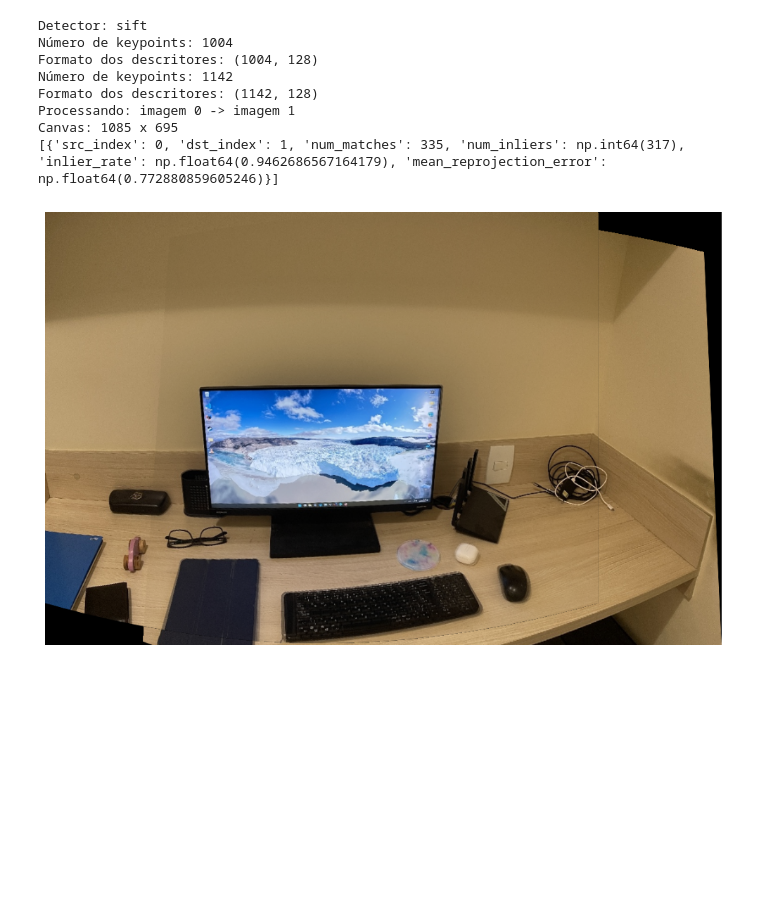
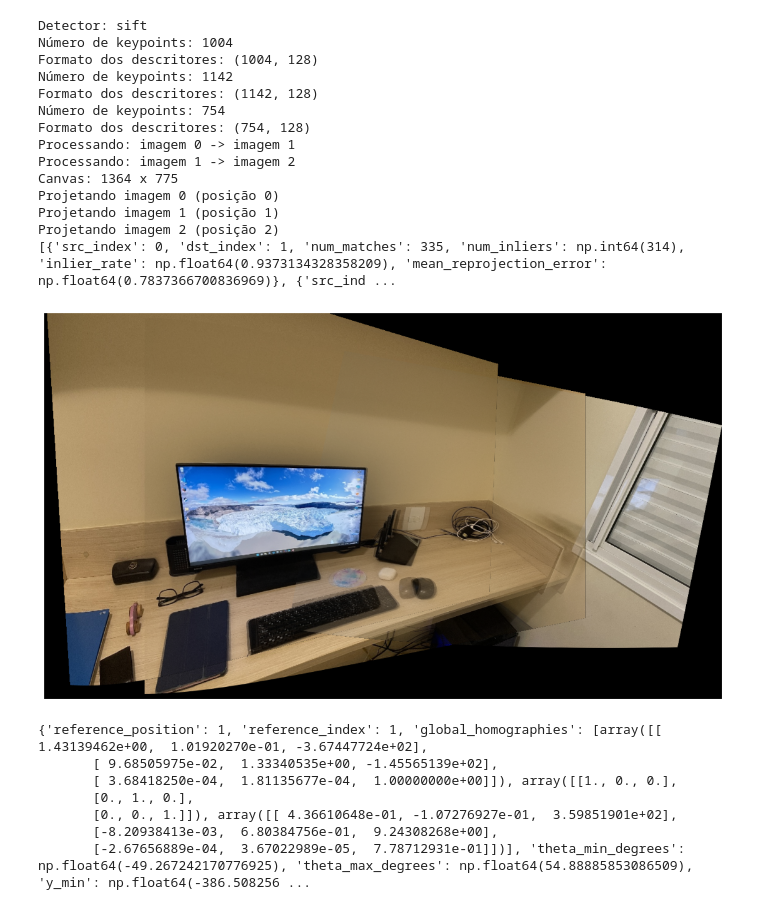
Before and after one commit to luiz-fll/visao-computacional-mc919, a Jupyter notebook: panoramas/teste.ipynb, the cells around one changed output. Cells and saved outputs as stored; diff of their text form; code cells hidden in the pictures; blank space fills up the shorter version.

Commit message:
Cylindrical panorama

```diff
--- a/panoramas/teste.ipynb
+++ b/panoramas/teste.ipynb
@@ -10,3 +8,7 @@ image1 = cv2.imread(
 image2 = cv2.imread(
     "./data/processed/IMG_0305.JPG"
 )
+
+image3 = cv2.imread(
+    "./data/processed/IMG_0306.JPG"
+)
@@ -439,24 +15,39 @@ def cylindrical_stitching(
 # %%
 from src.features import draw_keypoints
 from src.matching import match_all_images
 from src.homography import estimate_all_homographies
 from src.visualization import plot_image
+from src.composition import cylindrical_stitching
 
-images_sift = draw_keypoints([image1, image2])
+images_sift = draw_keypoints([image1, image2, image3])
 matches_matrix, lowe_matrix = match_all_images([item["descriptors"] for item in images_sift], method="sift", ratio=0.7)
-homographies, homography_metrics = estimate_all_homographies(lowe_matrix, [item["keypoints"] for item in images_sift], [0, 1])
+homographies, homography_metrics = estimate_all_homographies(lowe_matrix, [item["keypoints"] for item in images_sift], [0, 1, 2])
 
-panorama, info = cylindrical_stitching(image1, image2, homographies[0], 750)
+panorama, info = cylindrical_stitching([image1, image2, image3], [0, 1, 2], homographies, 750)
 print(homography_metrics)
 
 plot_image(panorama)
+print(info)
 # %% [output]
 Detector: sift
 Número de keypoints: 1004
 Formato dos descritores: (1004, 128)
 Número de keypoints: 1142
 Formato dos descritores: (1142, 128)
+Número de keypoints: 754
+Formato dos descritores: (754, 128)
 Processando: imagem 0 -> imagem 1
-Canvas: 1085 x 695
-[{'src_index': 0, 'dst_index': 1, 'num_matches': 335, 'num_inliers': np.int64(317), 'inlier_rate': np.float64(0.9462686567164179), 'mean_reprojection_error': np.float64(0.772880859605246)}]
+Processando: imagem 1 -> imagem 2
+Canvas: 1364 x 775
+Projetando imagem 0 (posição 0)
+Projetando imagem 1 (posição 1)
+Projetando imagem 2 (posição 2)
+[{'src_index': 0, 'dst_index': 1, 'num_matches': 335, 'num_inliers': np.int64(314), 'inlier_rate': np.float64(0.9373134328358209), 'mean_reprojection_error': np.float64(0.7837366700836969)}, {'src_ind ...
-[figure, old version]
+[figure, new version]
+{'reference_position': 1, 'reference_index': 1, 'global_homographies': [array([[ 1.43139462e+00,  1.01920270e-01, -3.67447724e+02],
+       [ 9.68505975e-02,  1.33340535e+00, -1.45565139e+02],
+       [ 3.68418250e-04,  1.81135677e-04,  1.00000000e+00]]), array([[1., 0., 0.],
+       [0., 1., 0.],
+       [0., 0., 1.]]), array([[ 4.36610648e-01, -1.07276927e-01,  3.59851901e+02],
+       [-8.20938413e-03,  6.80384756e-01,  9.24308268e+00],
+       [-2.67656889e-04,  3.67022989e-05,  7.78712931e-01]])], 'theta_min_degrees': np.float64(-49.267242170776925), 'theta_max_degrees': np.float64(54.88885853086509), 'y_min': np.float64(-386.508256 ...
```
Also changed, not shown: parts of 2 cells of this notebook, 4 other files.
